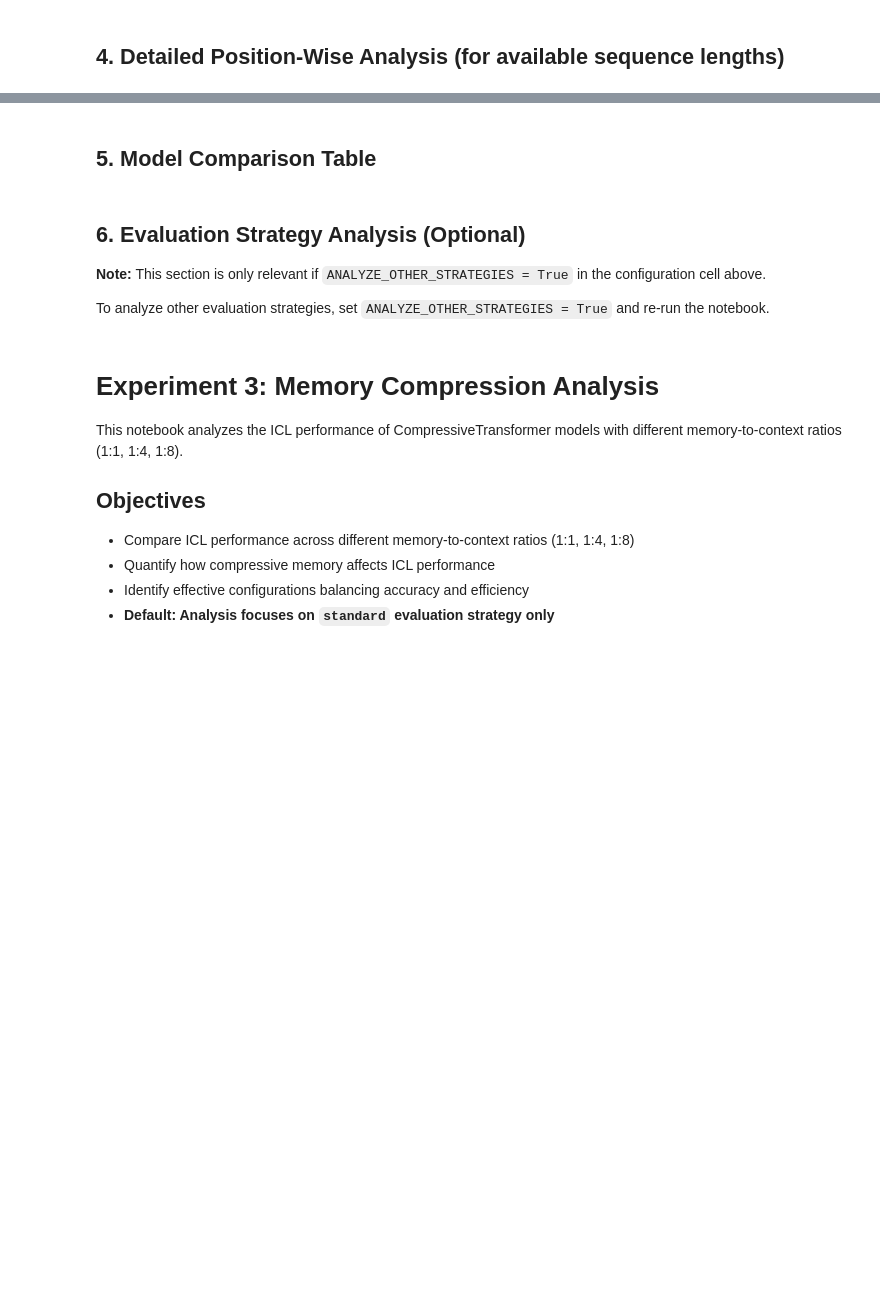
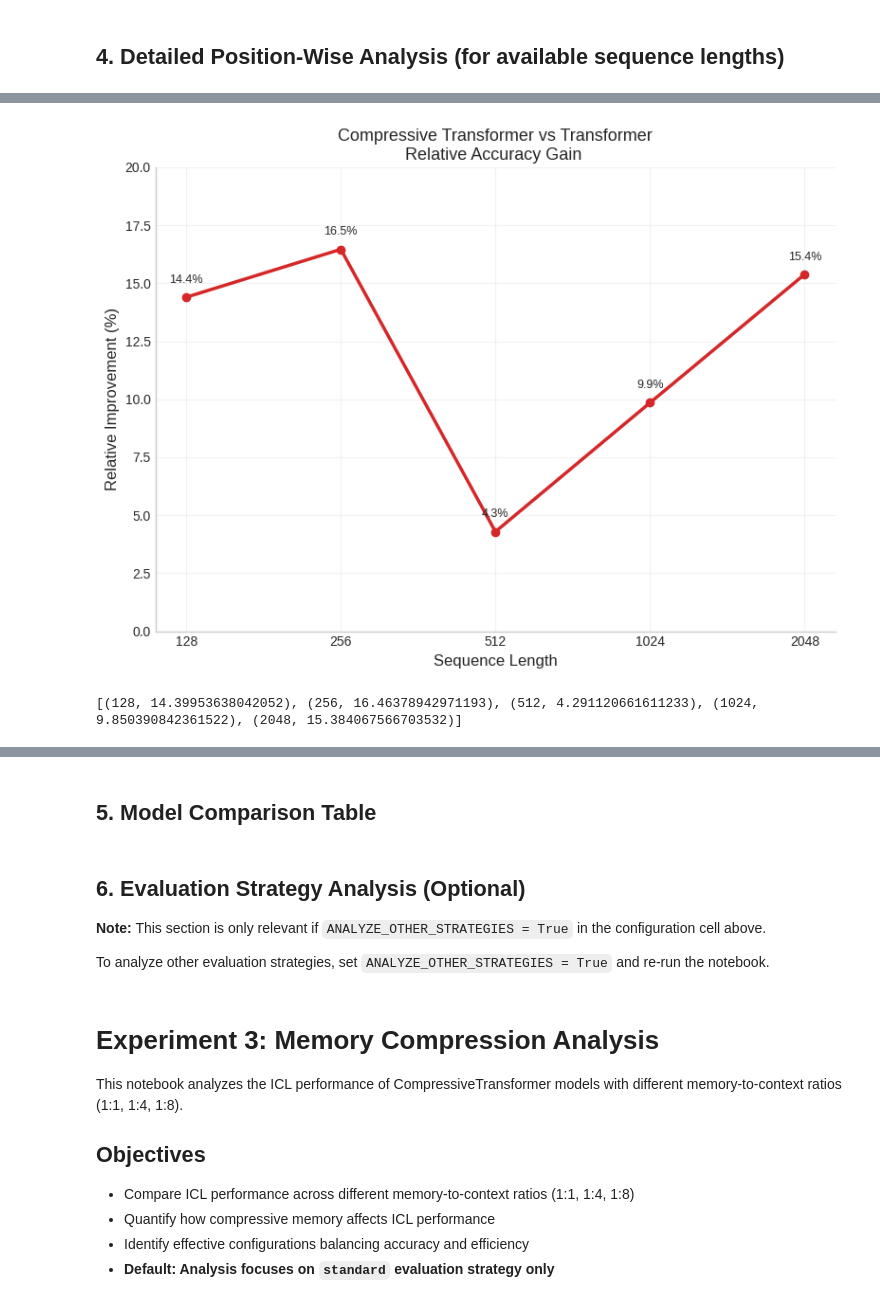
Before and after one commit to Jun-tsune/CS282_Final_Project, a Jupyter notebook: src/xi.ipynb, the cells around one changed output, grey strips where cells are left out. Saved outputs shown, nothing was run; the diff lists cells and outputs as text; code cells hidden in the pictures; blank space fills up the shorter version.

```diff
--- a/src/xi.ipynb
+++ b/src/xi.ipynb
@@ -529,0 +927,11 @@ else:
+# %%
+SEQUENCE_LENGTHS = [128, 256, 512, 1024, 2048, 4096]
+valid_seq, improvement = plot_relative_improvement_from_df(
+    df_performance,
+    SEQUENCE_LENGTHS,
+    strategy_name=DEFAULT_STRATEGY
+)
+print(list(zip(valid_seq, improvement)))
+# %% [output]
+[figure, added]
+[(128, 14.39953638042052), (256, 16.46378942971193), (512, 4.291120661611233), (1024, 9.850390842361522), (2048, 15.384067566703532)]
```
Also changed, not shown: parts of 44 cells of this notebook, 5 other files.
